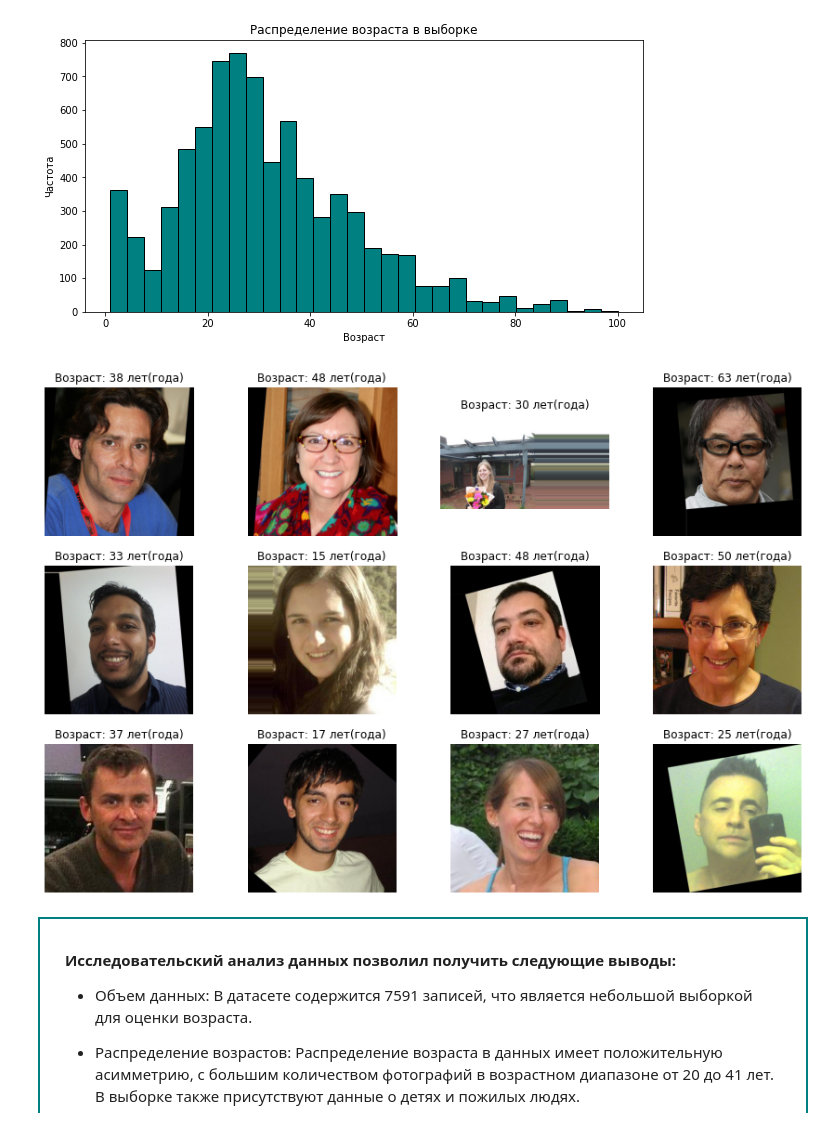
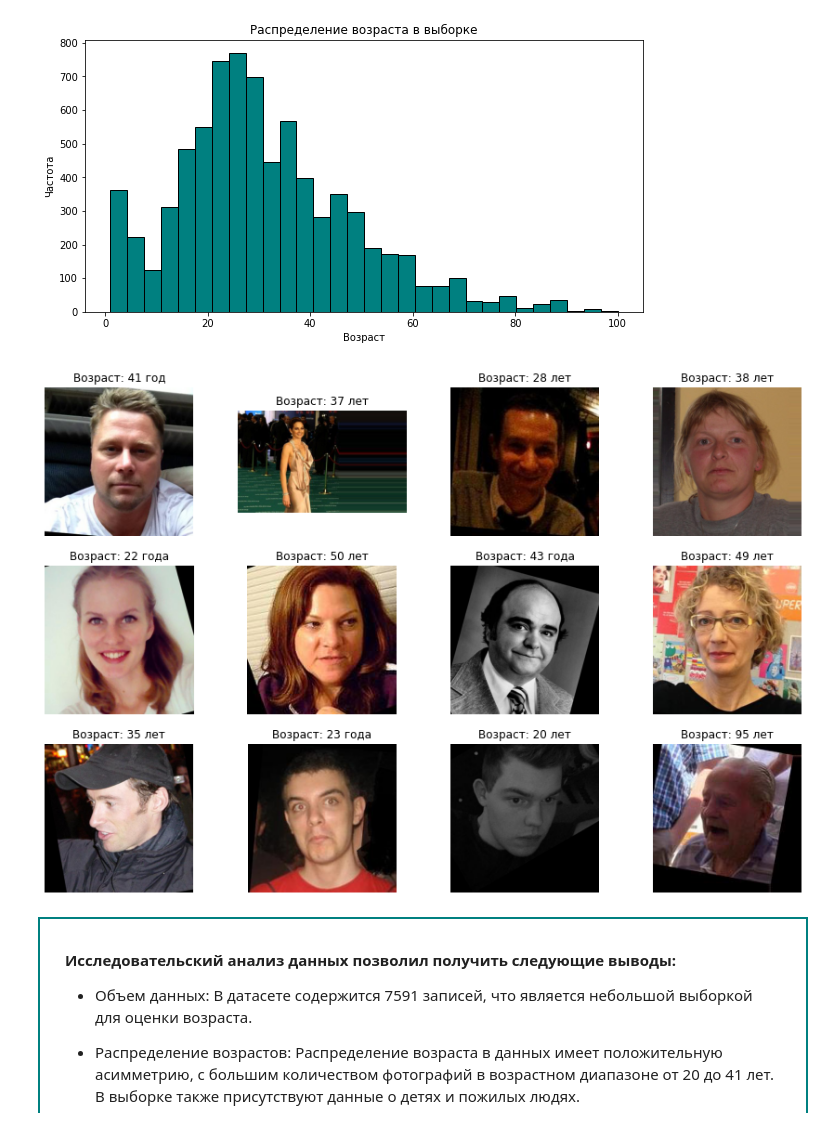
Before and after one commit to Denis-Mukhanov/age-estimation, a Jupyter notebook: age_estimation.ipynb, the cells around one changed output. Drawn from its saved outputs; the diff is of its cells as text; code cells hidden in the pictures.

```diff
--- a/age_estimation.ipynb
+++ b/age_estimation.ipynb
@@ -170,21 +170,27 @@ plt.show()
 # %%
 # выборка из 12-ти фотографий
 sample_images = random.sample(df['file_name'].tolist(), 12)
 
-# отображение фотокгафий
+def age_str(x):
+    if x % 10 == 1 and x!=11 and x%100!=11: return 'год'
+    elif 1 < x % 10 <= 4 and x!=12 and x!=13 and x!=14: return 'года'
+    else: return 'лет'
+
+# отображение фотографий
 plt.figure(figsize=(15, 10))
 for i, image_filename in enumerate(sample_images):
     img_path = '/datasets/faces/final_files/' + image_filename
     img = plt.imread(img_path)
     age = df[df['file_name'] == image_filename]['real_age'].values[0]
+    age_st = age_str(age)
     plt.subplot(3, 4, i + 1)
     plt.imshow(img)
-    plt.title(f'Возраст: {age} лет(года)')
+    plt.title(f'Возраст: {age} {age_st}')
     plt.axis('off')
 
 plt.show()
 # %% [output]
-[figure, old version]
+[figure, new version]
 # %% [markdown]
 <div style="padding: 30px 25px; border: 2px teal solid">
 
```
